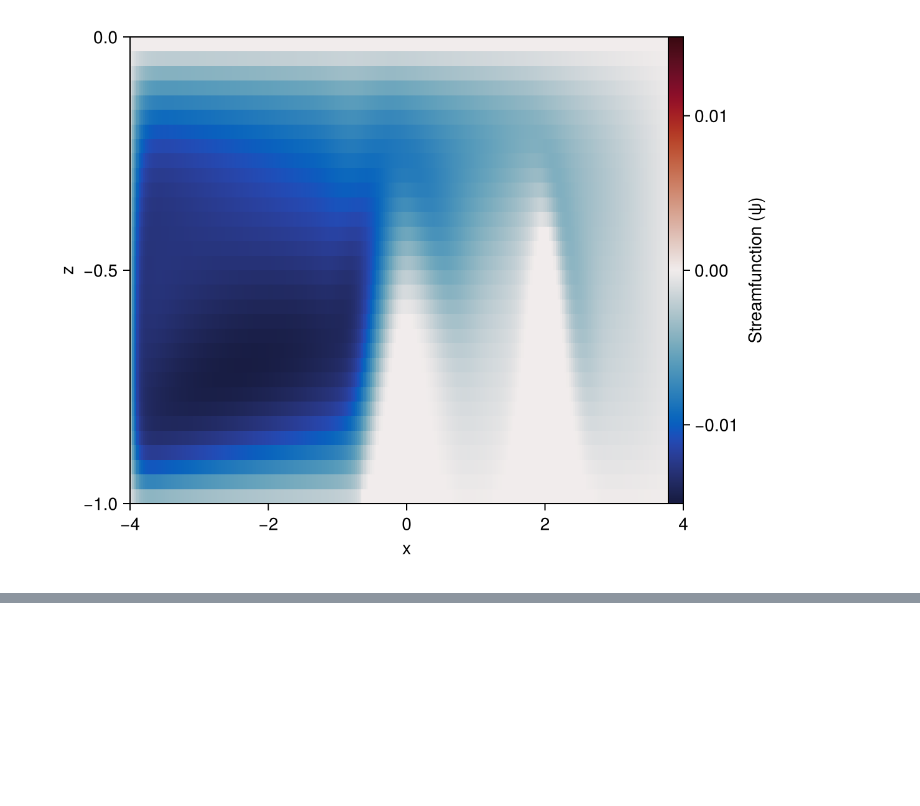
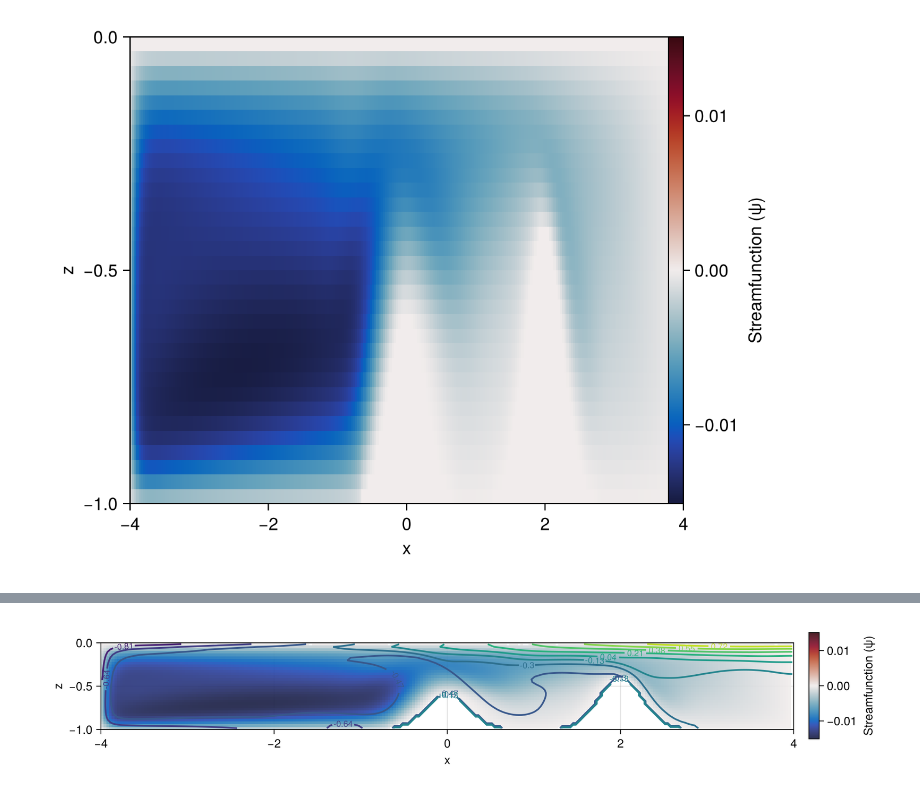
Before and after one commit to ikeshwani/HorizontalConvection, a Jupyter notebook: notebooks/VariableRayleighAnalysis.ipynb, the cells around one changed output, grey strips where cells are left out. Cells and saved outputs as stored; diff of their text form; code cells hidden in the pictures; blank space fills up the shorter version.

```diff
--- a/notebooks/VariableRayleighAnalysis.ipynb
+++ b/notebooks/VariableRayleighAnalysis.ipynb
@@ -317,0 +340,21 @@ f
+# %%
+x = ds_vel["xC"][4+1:end-4];
+z = ds_vel["zC"][4+1:end-4];
+b_at_t_11 = ds_buoy["b"][4+1:end-4, 1, 4+1:end-4, 11];
+ψ_at_t_11 = ψ[:,:,11]
+
+#turn the hills into nans so that the contour plot doesn't show them
+wet_ψ = ψ_at_t_11.!=0.
+ψ_at_t_11[.!wet_ψ] .= NaN
+
+
+fig = Figure(size=(1000,200))
+ax = Axis(fig, aspect = 8, xlabel = "x", ylabel = "z")
+hm = heatmap!(ax, x, z, -ψ_at_t_11, colormap=(:balance, 0.9), colorrange=((-nanmaximum(ψ_at_t_11)), (nanmaximum(ψ_at_t_11))))
+contour!(ax, x, z, b_at_t_11, labels=true, levels=10, linewidth=2)
+cbar = Colorbar(fig, hm, label = "Streamfunction (ψ)")
+fig[1,1] = ax
+fig[1,2] = cbar
+fig
+# %% [output]
+[figure, added]
```
Also changed, not shown: parts of 2 cells of this notebook.
